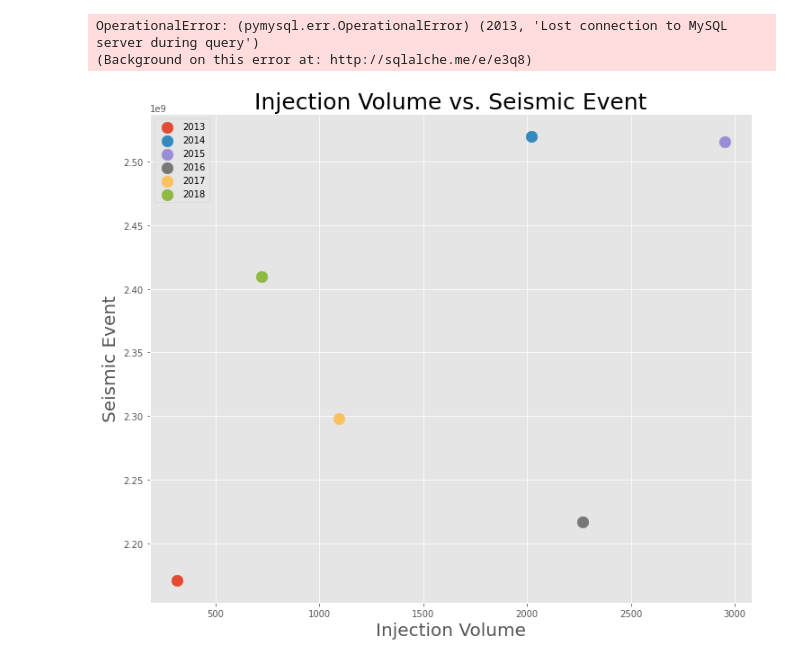
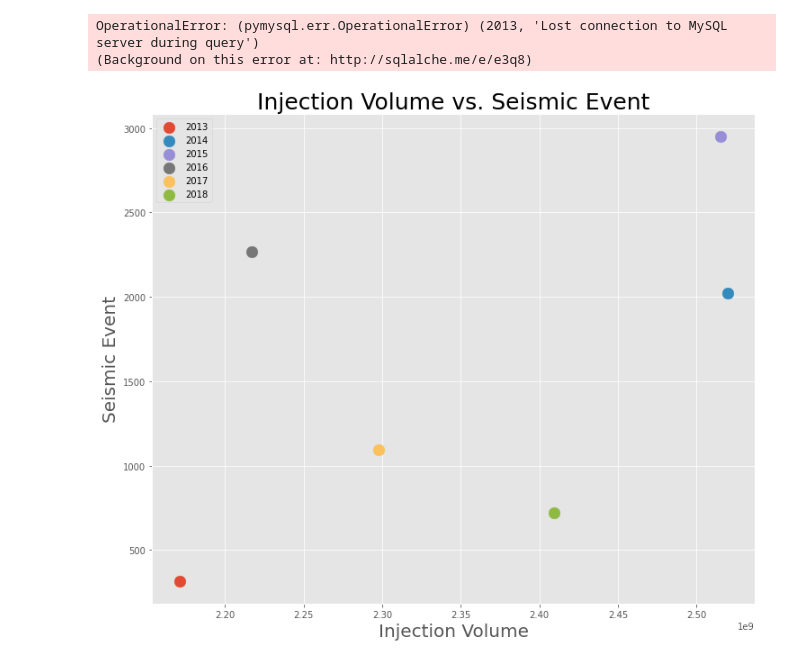
Before and after one commit to annasiatico/project1-oklahoma-earthquakes, a Jupyter notebook: Earthquakes.ipynb, the cells around one changed output. Drawn from its saved outputs; the diff is of its cells as text; code cells hidden in the pictures.

Commit message:
updated scatter plot with correct x,y values)

```diff
--- a/Earthquakes.ipynb
+++ b/Earthquakes.ipynb
@@ -651,22 +651,22 @@ OperationalError: (pymysql.err.OperationalError) (2013, 'Lost connection to MySQ
 # %%
 #Scatter plot of Injection Volume vs. Seismic Events
 x_values = total_EQ_per_year_df.index
 y_values = total_EQ_per_year_df["Total Vol"]
 z_values = total_EQ_per_year_df["NumberofEQ"]
 
 plt.title("Injection Volume vs. Seismic Event", fontsize = 25)
 plt.gcf().set_size_inches((12, 10))
 plt.ylabel("Seismic Event", fontsize = 20)
 plt.xlabel("Injection Volume", fontsize = 20)
 
-plt.scatter(z_values.iloc[0], y_values.iloc[0], s=160)
-plt.scatter(z_values.iloc[1], y_values.iloc[1], s= 160)
-plt.scatter(z_values.iloc[2], y_values.iloc[2], s= 160)
-plt.scatter(z_values.iloc[3], y_values.iloc[3], s= 160)
-plt.scatter(z_values.iloc[4], y_values.iloc[4], s= 160)
-plt.scatter(z_values.iloc[5], y_values.iloc[5], s= 160)
+plt.scatter(y_values.iloc[0], z_values.iloc[0], s=160)
+plt.scatter(y_values.iloc[1], z_values.iloc[1], s= 160)
+plt.scatter(y_values.iloc[2], z_values.iloc[2], s= 160)
+plt.scatter(y_values.iloc[3], z_values.iloc[3], s= 160)
+plt.scatter(y_values.iloc[4], z_values.iloc[4], s= 160)
+plt.scatter(y_values.iloc[5], z_values.iloc[5], s= 160)
 plt.legend(x_values)
 plt.savefig("Volumes_vs_EQevent_scatterplot.png", dpi = 300)
 plt.show()
 # %% [output]
-[figure, old version]
+[figure, new version]
```
